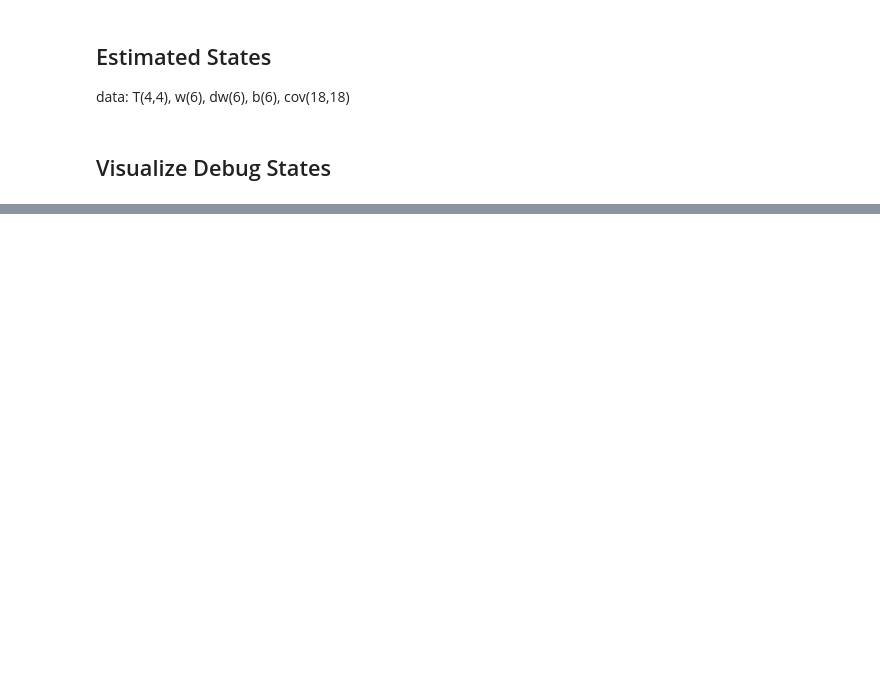
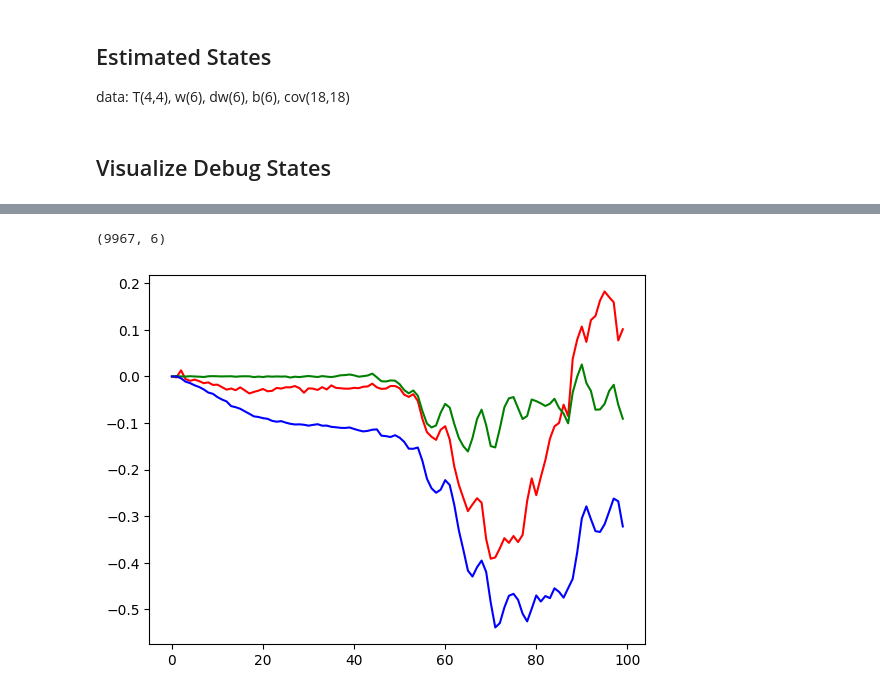
Before and after one commit to utiasASRL/steam_icp, a Jupyter notebook: script/visualize_debug.ipynb, the cells around one changed output, grey strips where cells are left out. Saved outputs shown, nothing was run; the diff lists cells and outputs as text; code cells hidden in the pictures; blank space fills up the shorter version.

```diff
--- a/script/visualize_debug.ipynb
+++ b/script/visualize_debug.ipynb
@@ -360,6 +367,7 @@ accels = []  # dw_rm_ins
 biases = []  # bias on accel meas in robot frame
 covs = []  # cov on pos, w, dw
 T_mis = []
+xi_mis = []
 rpys = []
 for i in range(data.shape[0]):
     T = data[i, :16].reshape(4, 4) @ T_lidar_robot
@@ -368,7 +376,9 @@ for i in range(data.shape[0]):
     accels.append(-1 * data[i, 22:28])
     biases.append(data[i, 28: 34])
     covs.append(data[i, 34:34+18*18].reshape(18, 18))
-    T_mis.append(data[i, -16:].reshape(4, 4))
+    T_mi_ = data[i, -16:].reshape(4, 4)
+    T_mis.append(T_mi_)
+    xi_mis.append(se3op.tran2vec(T_mi_)[-3:].squeeze())
     rpys.append(rotToYawPitchRoll(T[:3, :3])[::-1])
 
 poses = np.array(poses)
@@ -378,6 +388,7 @@ covs = np.array(covs)
 biases = np.array(biases)
 rpys = np.array(rpys)
 T_mis = np.array(T_mis)
+xi_mis = np.array(xi_mis)
 # %% [markdown]
 ## Visualize Debug States
 # %%
@@ -487,0 +499,18 @@ plt.show()
+# %%
+print(vels_gt.shape)
+# %% [output]
+(9967, 6)
+# %%
+vels_int = [vels[0, 1]]
+dt = 0.1
+for i in range(1, vels.shape[0]):
+    v2 = vels_int[i - 1] + dt * accels[i - 1, 1]
+    vels_int.append(v2)
+vels_int = np.array(vels_int)
+# %%
+plt.plot(vels[:, 1], 'r')
+plt.plot(vels_gt[:100, 1], 'g')
+plt.plot(vels_int, 'b')
+plt.show()
+# %% [output]
+[figure, added]
```
Also changed, not shown: parts of 16 cells of this notebook, 9 other files.
